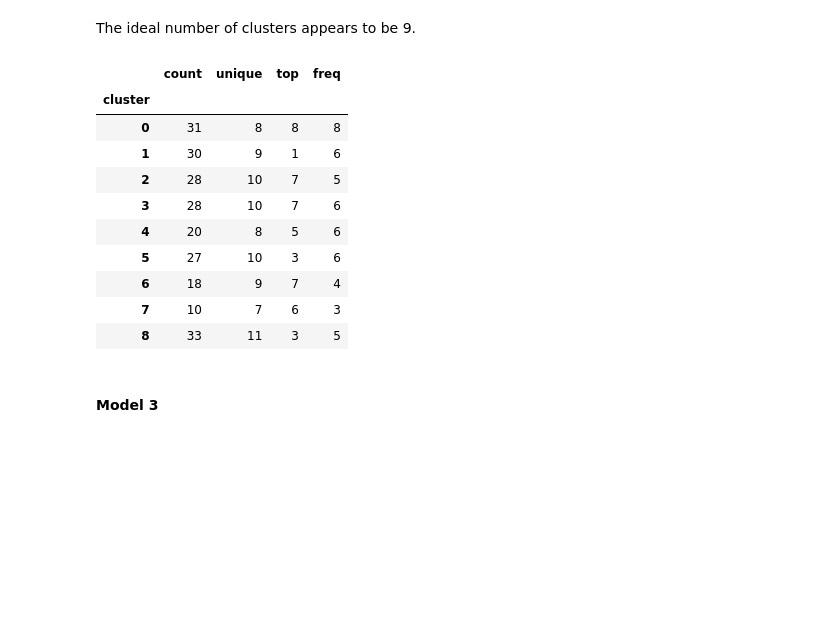
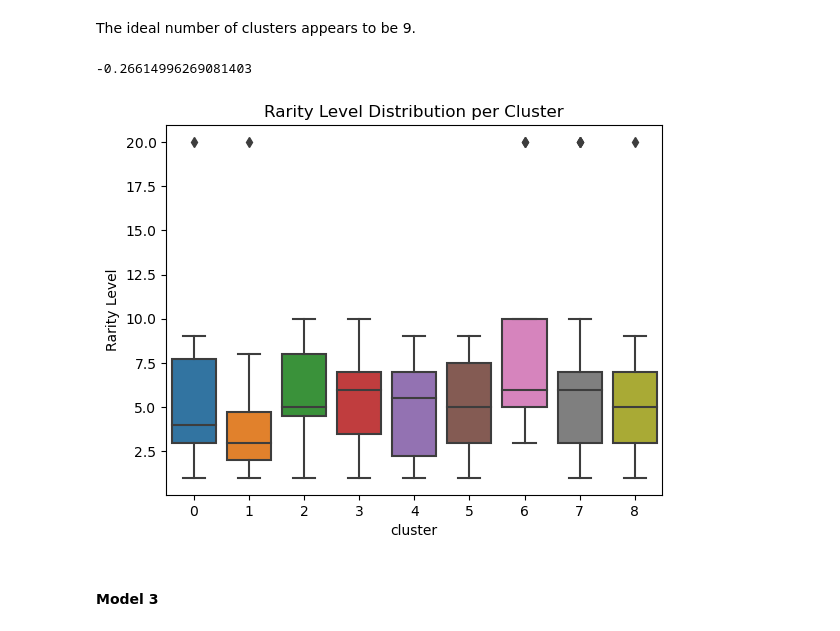
Before and after one commit to xavieryu18/DS3000, a Jupyter notebook: template.ipynb, the cells around one changed output. Drawn from its saved outputs; the diff is of its cells as text; code cells hidden in the pictures; blank space fills up the shorter version.

```diff
--- a/template.ipynb
+++ b/template.ipynb
@@ -1253,6 +1253,9 @@ find_k(pal_info_df, all_elements + all_work_types)
 # %% [markdown]
 The ideal number of clusters appears to be 9.
 # %%
+from sklearn.metrics import silhouette_score
+
+
 def kmeans_fit_pred(df, x_feat_list, n_clusters):
 
     x = df.loc[:, x_feat_list].values
@@ -1262,5 +1265,9 @@ def kmeans_fit_pred(df, x_feat_list, n_clusters):
     y_pred = kmeans.predict(x)
 
     df['cluster'] = y_pred
+
+    return -silhouette_score(x, y_pred)
 # %%
 kmeans_fit_pred(pal_info_df, all_elements + all_work_types, 9)
+# %% [output]
+-0.26614996269081403
@@ -1269,17 +1274,16 @@ cluster_profile = pal_info_df.groupby('cluster')['Rarity Level'].describe()
-# %%
-cluster_profile
-# %% [output]
-|  | count | unique | top | freq |
-| cluster |  |  |  |  |
-| 0 | 31 | 8 | 8 | 8 |
-| 1 | 30 | 9 | 1 | 6 |
-| 2 | 28 | 10 | 7 | 5 |
-| 3 | 28 | 10 | 7 | 6 |
-| 4 | 20 | 8 | 5 | 6 |
-| 5 | 27 | 10 | 3 | 6 |
-| 6 | 18 | 9 | 7 | 4 |
-| 7 | 10 | 7 | 6 | 3 |
-| 8 | 33 | 11 | 3 | 5 |
+# %%
+pal_info_df['Rarity Level'] = pd.to_numeric(pal_info_df['Rarity Level'])
+
+sns.boxplot(
+    x='cluster',
+    y='Rarity Level',
+    data=pal_info_df,
+    palette="tab10"
+)
+plt.title("Rarity Level Distribution per Cluster")
+plt.show()
+# %% [output]
+[figure, added]
 # %% [markdown]
 #### Model 3
 # %%
```
Also changed, not shown: parts of 1 cell of this notebook.
